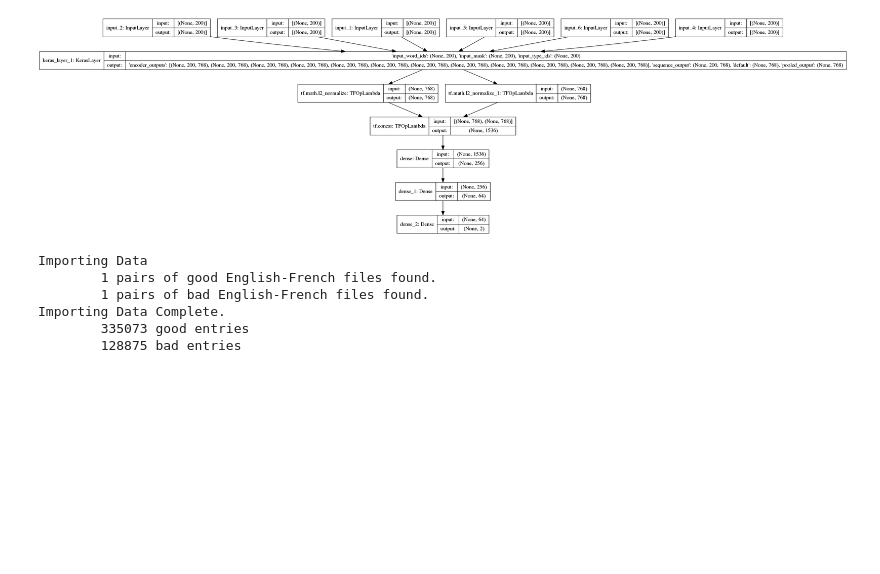
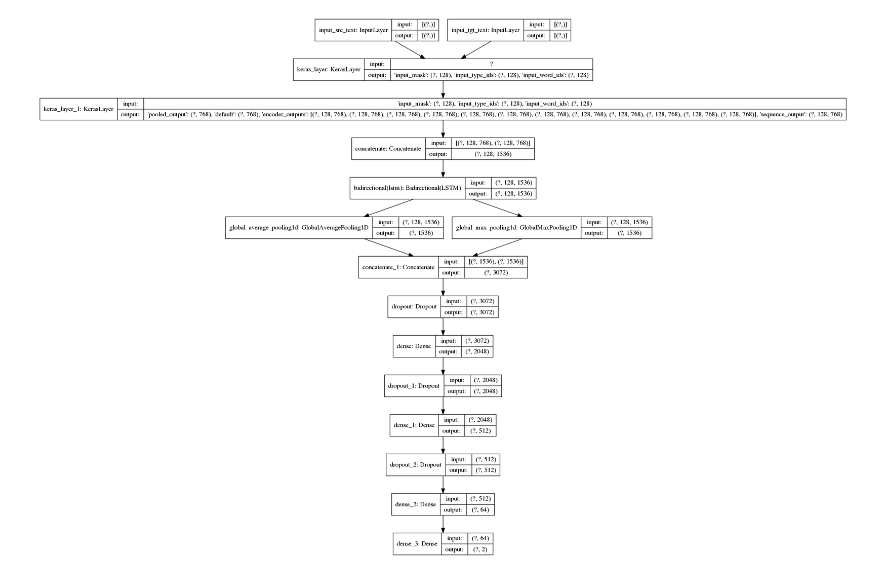
Before and after one commit to EthannyDing/translation_quality_assessor, a Jupyter notebook: LaBSE_based_model.ipynb, the cells around one changed output. Cells and saved outputs as stored; diff of their text form; code cells hidden in the pictures; blank space fills up the shorter version.

```diff
--- a/LaBSE_based_model.ipynb
+++ b/LaBSE_based_model.ipynb
@@ -103,0 +454,22 @@ ________________________________________________________________________________
+# %%
+"""Load complete trained model."""
+
+# Load trained model weights for defined model.
+cls_weights_dir = "/linguistics/ethan/DL_Prototype/models/TQA_models/Multilingual-LaBSE-Bidirectional-LSTM_ckpts/training_job_7/tqc-0005.ckpt"
+model3.load_weights(cls_weights_dir)
+
+def recall_m(y_true, y_pred):
+    true_positives = K.sum(K.round(K.clip(y_true * y_pred, 0, 1)))
+    possible_positives = K.sum(K.round(K.clip(y_true, 0, 1)))
+    recall = true_positives / (possible_positives + K.epsilon())
+    return recall
+
+def precision_m(y_true, y_pred):
+    true_positives = K.sum(K.round(K.clip(y_true * y_pred, 0, 1)))
+    predicted_positives = K.sum(K.round(K.clip(y_pred, 0, 1)))
+    precision = true_positives / (predicted_positives + K.epsilon())
+    return precision
+
+custom_objects={"recall_m": recall_m, "precision_m": precision_m}
+cls_model_dir = "/linguistics/ethan/DL_Prototype/models/TQA_models/Multilingual-LaBSE-Bidirectional-LSTM_ckpts/tqc-0009.ckpt"
+model3 = tf.keras.models.load_model(cls_model_dir, custom_objects)
@@ -104,25 +568,4 @@ ________________________________________________________________________________
 # %%
-tf.keras.utils.plot_model(model, "LaBSE_based.png", show_shapes=True)
+tf.keras.utils.plot_model(model3, "/linguistics/ethan/DL_Prototype/models/TQA_models/Multilingual-LaBSE-Bidirectional-LSTM_ckpts/training_job_7/LaBSE_bi-LSTM_based.softmax.png", show_shapes=True)
 # %% [output]
-[figure, old version]
+[figure, new version]
-# %%
-from preprocessing import TextPreprocess
-
-srcLang = "eng"
-tgtLang = "fra"
-src_vocab_size = 20000
-src_len = 150
-tgt_vocab_size = 20000
-tgt_len = 150
-train_data_dir = "/home/ethan/Yappn_Gitlab/TQC/tqa/train"
-label_class_map = {"good": 1, "bad": 0}
-tp = TextPreprocess(srcLang, tgtLang, src_vocab_size=src_vocab_size, src_len=src_len,
-                    tgt_vocab_size=tgt_vocab_size, tgt_len=tgt_len)
-src_integers, tgt_integers, labels = tp.read_dataset_from_directory(train_data_dir, label_class_map)
-# %% [output]
-Importing Data
-        1 pairs of good English-French files found.
-        1 pairs of bad English-French files found.
-Importing Data Complete.
-        335073 good entries
-        128875 bad entries
```
Also changed, not shown: parts of 38 cells of this notebook, 5 other files.
